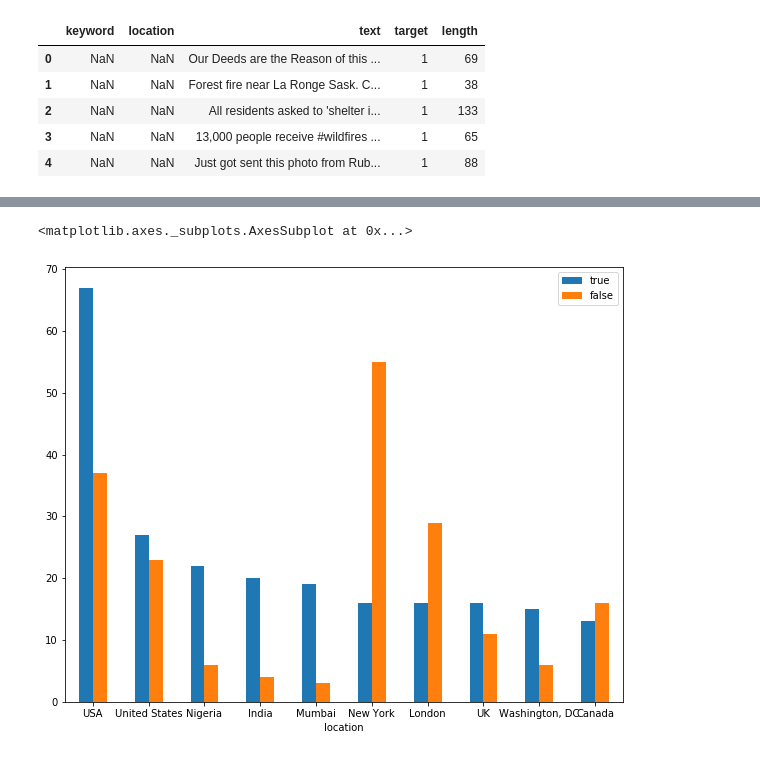
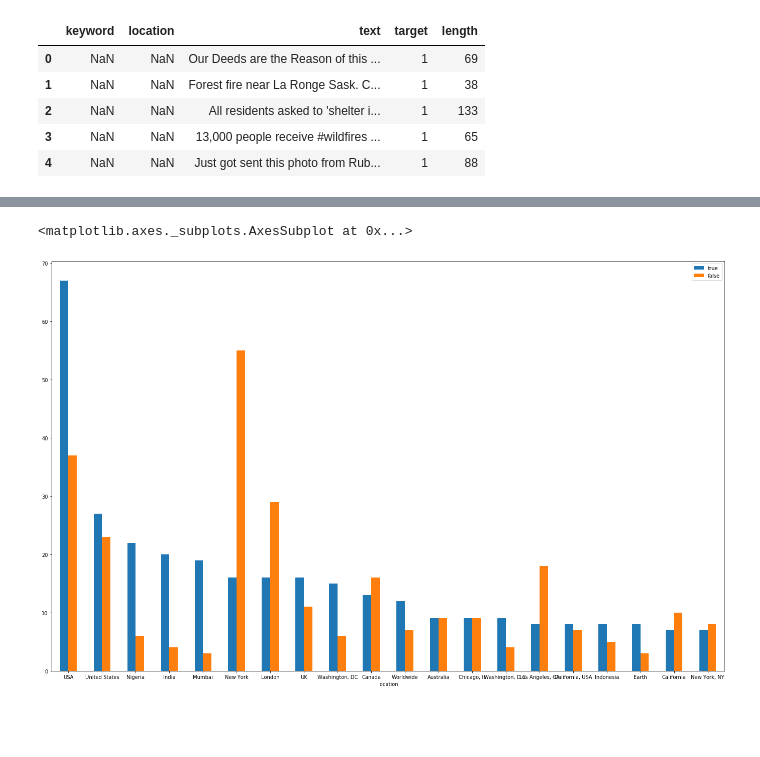
Before and after one commit to freedocx/CovidNPLDisaster, a Jupyter notebook: Franco/Analysis.ipynb, the cells around one changed output, grey strips where cells are left out. Saved outputs shown, nothing was run; the diff lists cells and outputs as text; code cells hidden in the pictures; blank space fills up the shorter version.

Commit message:
add distribuition plots

```diff
--- a/Franco/Analysis.ipynb
+++ b/Franco/Analysis.ipynb
@@ -57,0 +32,14 @@ plt.show()
+# %%
+tweets['palabras'] = tweets['text'].apply(lambda x: len(str(x).split()))
+# %%
+def non_alphanum(x):
+    return len(re.findall(r'[^a-zA-Z0-9 ]',x))
+def arrobas(x):
+    return len(re.findall(r'@[a-zA-z0-9_]',x))
+def hashtags(x):
+    return len(re.findall(r'#[a-zA-z0-9_]',x))
+tweets['menciones'] = tweets['text'].map(lambda x: hashtags(x))
+tweets['arrobas'] = tweets['text'].map(lambda x: arrobas(x))
+tweets['simbolos'] = tweets['text'].map(lambda x: non_alphanum(x))
+
+tweets.sort_values(by=['menciones'], ascending=False)
@@ -61,7 +79,7 @@ legit_tweets = tweets.loc[tweets['target'] == 1]
 # %%
 legit_location = legit_tweets.location.value_counts(sort=True).reset_index().rename(columns={'index': 'location', 'location': 'true'}).set_index('location')
 fake_location = fake_tweets.location.value_counts(sort=True).reset_index().rename(columns={'index': 'location', 'location': 'false'}).set_index('location')
-legit_location.join(fake_location).sort_values(by=['true', 'false'], ascending=False).head(10).plot(kind='bar', figsize=(10,8), rot=0)
+legit_location.join(fake_location).sort_values(by=['true', 'false'], ascending=False).head(20).plot(kind='bar', figsize=(24,15), rot=0)
 # %% [output]
 <matplotlib.axes._subplots.AxesSubplot at 0x...>
-[figure, old version]
+[figure, new version]
```
Also changed, not shown: parts of 7 cells of this notebook.
